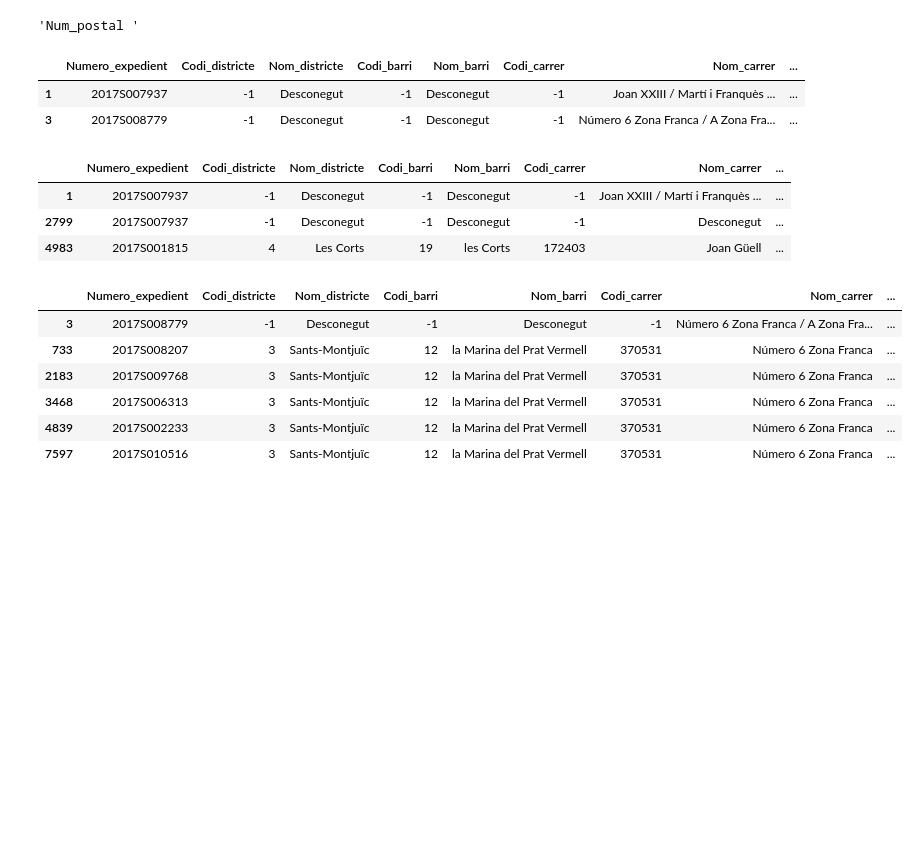
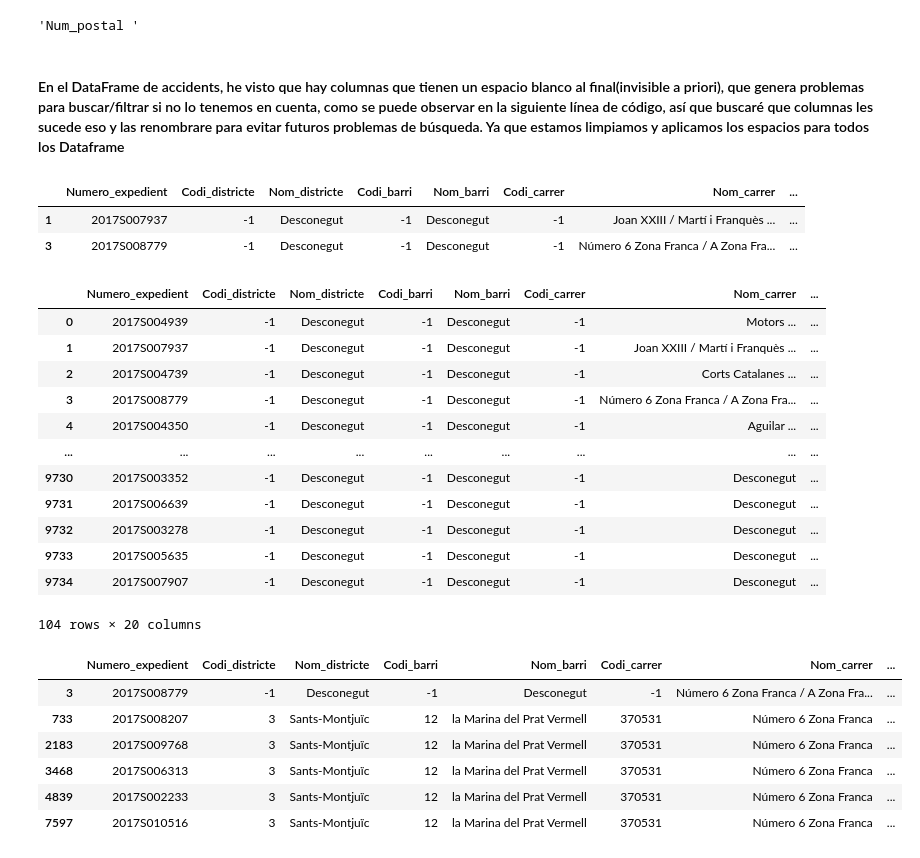
Before and after one commit to Sergiochueco/Hackato_JUMP2DIGITAL, a Jupyter notebook: EDA.ipynb, the cells around one changed output. Cells and saved outputs as stored; diff of their text form; code cells hidden in the pictures; blank space fills up the shorter version.

```diff
--- a/EDA.ipynb
+++ b/EDA.ipynb
@@ -157,6 +209,8 @@ Index(['Numero_expedient', 'Codi_districte', 'Nom_districte', 'Codi_barri',
 'Num_postal ' # Tiene espacio en blanco al final
 # %% [output]
 'Num_postal '
+# %% [markdown]
+#### En el DataFrame de accidents, he visto que hay columnas que tienen un espacio blanco  al final(invisible a priori), que genera problemas para buscar/filtrar si no lo tenemos en cuenta, como se puede observar en la siguiente línea de código, así que buscaré que columnas les sucede eso y las renombrare para evitar futuros problemas de búsqueda. Ya que estamos limpiamos y aplicamos los espacios para todos los Dataframe
 # %%
 df_accidents.columns = df_accidents.columns.str.replace(" ","")
 df_lloguer.columns = df_lloguer.columns.str.replace(" ","")
@@ -167,13 +221,22 @@ df_accidents[df_accidents["Num_postal"].isnull()]
 |  | Numero_expedient | Codi_districte | Nom_districte | Codi_barri | Nom_barri | Codi_carrer | Nom_carrer | ... |
 | 1 | 2017S007937 | -1 | Desconegut | -1 | Desconegut | -1 | Joan XXIII / Martí i Franquès ... | ... |
 | 3 | 2017S008779 | -1 | Desconegut | -1 | Desconegut | -1 | Número 6 Zona Franca / A Zona Fra... | ... |
-# %%
-df_accidents[df_accidents['Coordenada_UTM_X_ED50']==426505.49]
-# %% [output]
-|  | Numero_expedient | Codi_districte | Nom_districte | Codi_barri | Nom_barri | Codi_carrer | Nom_carrer | ... |
-| 1 | 2017S007937 | -1 | Desconegut | -1 | Desconegut | -1 | Joan XXIII / Martí i Franquès ... | ... |
-| 2799 | 2017S007937 | -1 | Desconegut | -1 | Desconegut | -1 | Desconegut | ... |
-| 4983 | 2017S001815 | 4 | Les Corts | 19 | les Corts | 172403 | Joan Güell | ... |
+# %%
+df_accidents[df_accidents['Nom_barri']=='Desconegut']
+# %% [output]
+|  | Numero_expedient | Codi_districte | Nom_districte | Codi_barri | Nom_barri | Codi_carrer | Nom_carrer | ... |
+| 0 | 2017S004939 | -1 | Desconegut | -1 | Desconegut | -1 | Motors ... | ... |
+| 1 | 2017S007937 | -1 | Desconegut | -1 | Desconegut | -1 | Joan XXIII / Martí i Franquès ... | ... |
+| 2 | 2017S004739 | -1 | Desconegut | -1 | Desconegut | -1 | Corts Catalanes ... | ... |
+| 3 | 2017S008779 | -1 | Desconegut | -1 | Desconegut | -1 | Número 6 Zona Franca / A Zona Fra... | ... |
+| 4 | 2017S004350 | -1 | Desconegut | -1 | Desconegut | -1 | Aguilar ... | ... |
+| ... | ... | ... | ... | ... | ... | ... | ... | ... |
+| 9730 | 2017S003352 | -1 | Desconegut | -1 | Desconegut | -1 | Desconegut | ... |
+| 9731 | 2017S006639 | -1 | Desconegut | -1 | Desconegut | -1 | Desconegut | ... |
+| 9732 | 2017S003278 | -1 | Desconegut | -1 | Desconegut | -1 | Desconegut | ... |
+| 9733 | 2017S005635 | -1 | Desconegut | -1 | Desconegut | -1 | Desconegut | ... |
+| 9734 | 2017S007907 | -1 | Desconegut | -1 | Desconegut | -1 | Desconegut | ... |
+104 rows × 20 columns
 # %%
 df_accidents[df_accidents['Nom_carrer'].str.contains("Número 6 Zona Franca",regex=False)]
 # %% [output]
```
Also changed, not shown: parts of 31 cells of this notebook, 2 other files.
